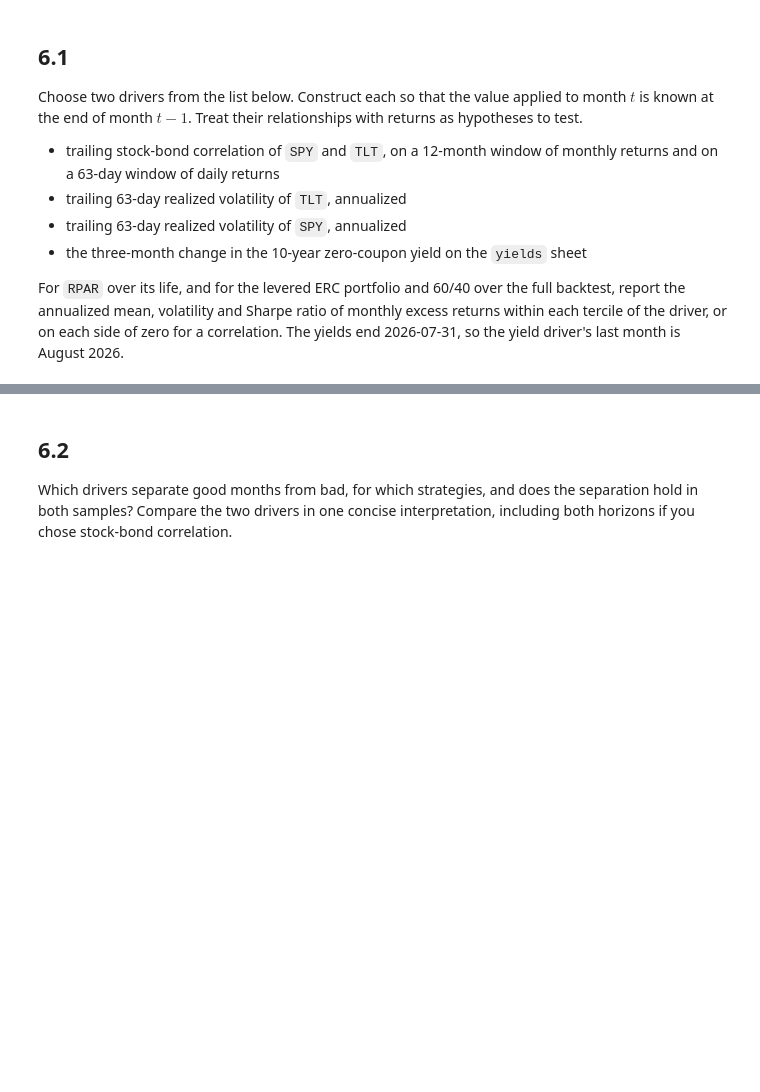
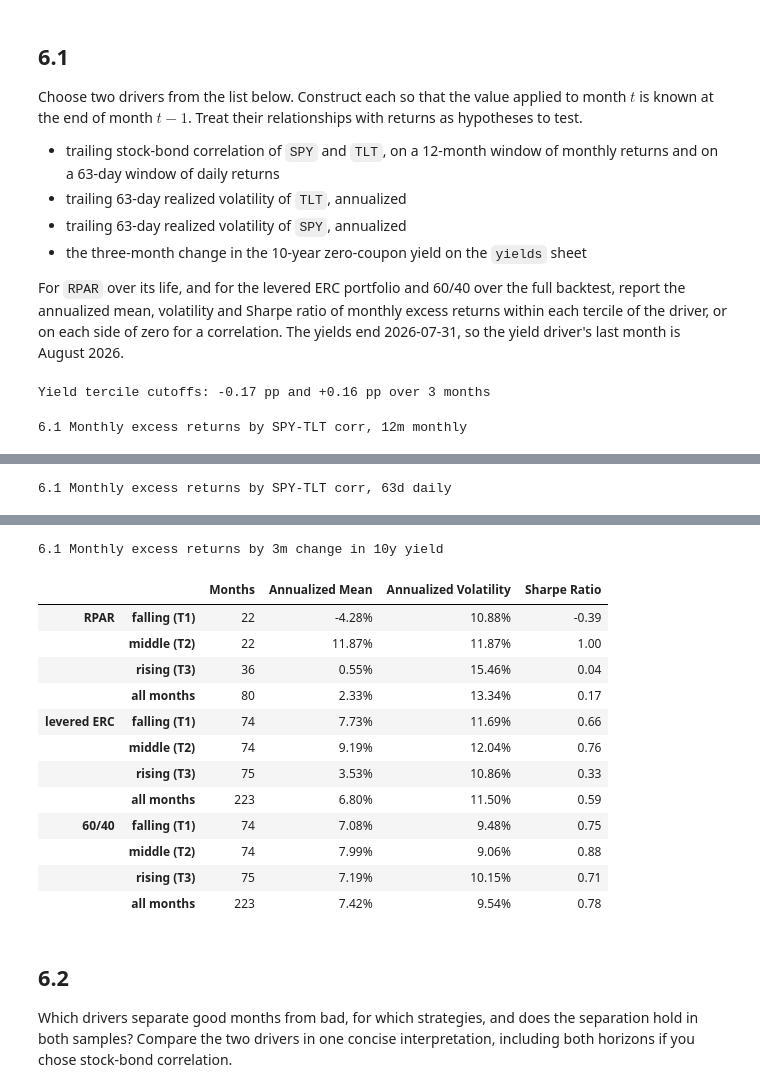
Before and after one commit to hannahkong1/midterm-project, a Jupyter notebook: risk_parity.ipynb, the cells around one changed output, grey strips where cells are left out. Cells and saved outputs as stored; diff of their text form; code cells hidden in the pictures; blank space fills up the shorter version.

```diff
--- a/risk_parity.ipynb
+++ b/risk_parity.ipynb
@@ -998,3 +1054,67 @@ Choose two drivers from the list below. Construct each so that the value applied
 * the three-month change in the 10-year zero-coupon yield on the `yields` sheet
 
 For `RPAR` over its life, and for the levered ERC portfolio and 60/40 over the full backtest, report the annualized mean, volatility and Sharpe ratio of monthly excess returns within each tercile of the driver, or on each side of zero for a correlation. The yields end 2026-07-31, so the yield driver's last month is August 2026.
+# %%
+to_monthly = lambda r: (1 + r).groupby(r.index.to_period('M')).prod() - 1
+shv_m = monthly['SHV'].copy()
+shv_m.index = shv_m.index.to_period('M')
+
+strategies_61 = pd.DataFrame({
+    'levered ERC': to_monthly(erc_levered),
+    '60/40': to_monthly(bt['60/40']),
+}).loc['2008-02':'2026-09']
+rpar_m = monthly['RPAR'].copy()
+rpar_m.index = rpar_m.index.to_period('M')
+strategies_61['RPAR'] = rpar_m
+excess_61 = strategies_61.sub(shv_m, axis=0)
+
+# Drivers: measured through month-end t-1
+spy_tlt_m = monthly[['SPY', 'TLT']].copy()
+spy_tlt_m.index = spy_tlt_m.index.to_period('M')
+corr_12m = spy_tlt_m['SPY'].rolling(12).corr(spy_tlt_m['TLT'])
+
+corr_63d_daily = returns['SPY'].rolling(63).corr(returns['TLT'])
+corr_63d = corr_63d_daily.groupby(corr_63d_daily.index.to_period('M')).last()
+
+y10 = yields['10y zero yield (pct)']
+y10_m = y10.groupby(y10.index.to_period('M')).last()
+dy10_3m = y10_m - y10_m.shift(3)
+
+drivers = pd.DataFrame({
+    'SPY-TLT corr, 12m monthly': corr_12m,
+    'SPY-TLT corr, 63d daily': corr_63d,
+    '3m change in 10y yield': dy10_3m,
+}).shift(1) # shift to align with t-1 for t
+drivers.index = drivers.index.astype('period[M]')
+
+def regime_stats(x):
+    return pd.Series({
+        'Months': len(x),
+        'Annualized Mean': x.mean() * 12,
+        'Annualized Volatility': x.std() * np.sqrt(12),
+        'Sharpe Ratio': x.mean() / x.std() * np.sqrt(12),
+    })
+
+# Correlations split at zero; yield change split into terciles (full backtest cutoffs including for RPAR)
+dy_cut = drivers.loc['2008-02':'2026-09', '3m change in 10y yield'].dropna().quantile([1/3, 2/3])
+regimes = pd.DataFrame({
+    'SPY-TLT corr, 12m monthly': np.where(drivers['SPY-TLT corr, 12m monthly'] < 0, 'corr < 0', 'corr >= 0'),
+    'SPY-TLT corr, 63d daily': np.where(drivers['SPY-TLT corr, 63d daily'] < 0, 'corr < 0', 'corr >= 0'),
+    '3m change in 10y yield': pd.cut(drivers['3m change in 10y yield'], [-np.inf, *dy_cut, np.inf],
+                                     labels=['falling (T1)', 'middle (T2)', 'rising (T3)']).astype(str),
+}, index=drivers.index).where(drivers.notna())
+print(f'Yield tercile cutoffs: {dy_cut.iloc[0]:+.2f} pp and {dy_cut.iloc[1]:+.2f} pp over 3 months')
+
+FMT_61 = {'Months': '{:.0f}', 'Annualized Mean': '{:.2%}', 'Annualized Volatility': '{:.2%}', 'Sharpe Ratio': '{:.2f}'}
+for driver in regimes:
+    rows = {}
+    for strat in ['RPAR', 'levered ERC', '60/40']:
+        data = pd.concat([excess_61[strat], regimes[driver]], axis=1, keys=['r', 'g']).dropna()
+        for g, x in data.groupby('g')['r']:
+            rows[(strat, g)] = regime_stats(x)
+        rows[(strat, 'all months')] = regime_stats(data['r'])
+    display(pd.DataFrame(rows).T.style.format(FMT_61)
+            .set_caption(f'6.1 Monthly excess returns by {driver}'))
+# %% [output]
+Yield tercile cutoffs: -0.17 pp and +0.16 pp over 3 months
+6.1 Monthly excess returns by SPY-TLT corr, 12m monthly
@@ -1000,0 +1131 @@ For `RPAR` over its life, and for the levered ERC portfolio and 60/40 over the f
+6.1 Monthly excess returns by SPY-TLT corr, 63d daily
@@ -1001,3 +1142,17 @@ For `RPAR` over its life, and for the levered ERC portfolio and 60/40 over the f
+6.1 Monthly excess returns by 3m change in 10y yield
+|  |  | Months | Annualized Mean | Annualized Volatility | Sharpe Ratio |
+| RPAR | falling (T1) | 22 | -4.28% | 10.88% | -0.39 |
+|  | middle (T2) | 22 | 11.87% | 11.87% | 1.00 |
+|  | rising (T3) | 36 | 0.55% | 15.46% | 0.04 |
+|  | all months | 80 | 2.33% | 13.34% | 0.17 |
+| levered ERC | falling (T1) | 74 | 7.73% | 11.69% | 0.66 |
+|  | middle (T2) | 74 | 9.19% | 12.04% | 0.76 |
+|  | rising (T3) | 75 | 3.53% | 10.86% | 0.33 |
+|  | all months | 223 | 6.80% | 11.50% | 0.59 |
+| 60/40 | falling (T1) | 74 | 7.08% | 9.48% | 0.75 |
+|  | middle (T2) | 74 | 7.99% | 9.06% | 0.88 |
+|  | rising (T3) | 75 | 7.19% | 10.15% | 0.71 |
+|  | all months | 223 | 7.42% | 9.54% | 0.78 |
 # %% [markdown]
 ## 6.2
 
```
Also changed, not shown: parts of 4 cells of this notebook, 1 other file.
